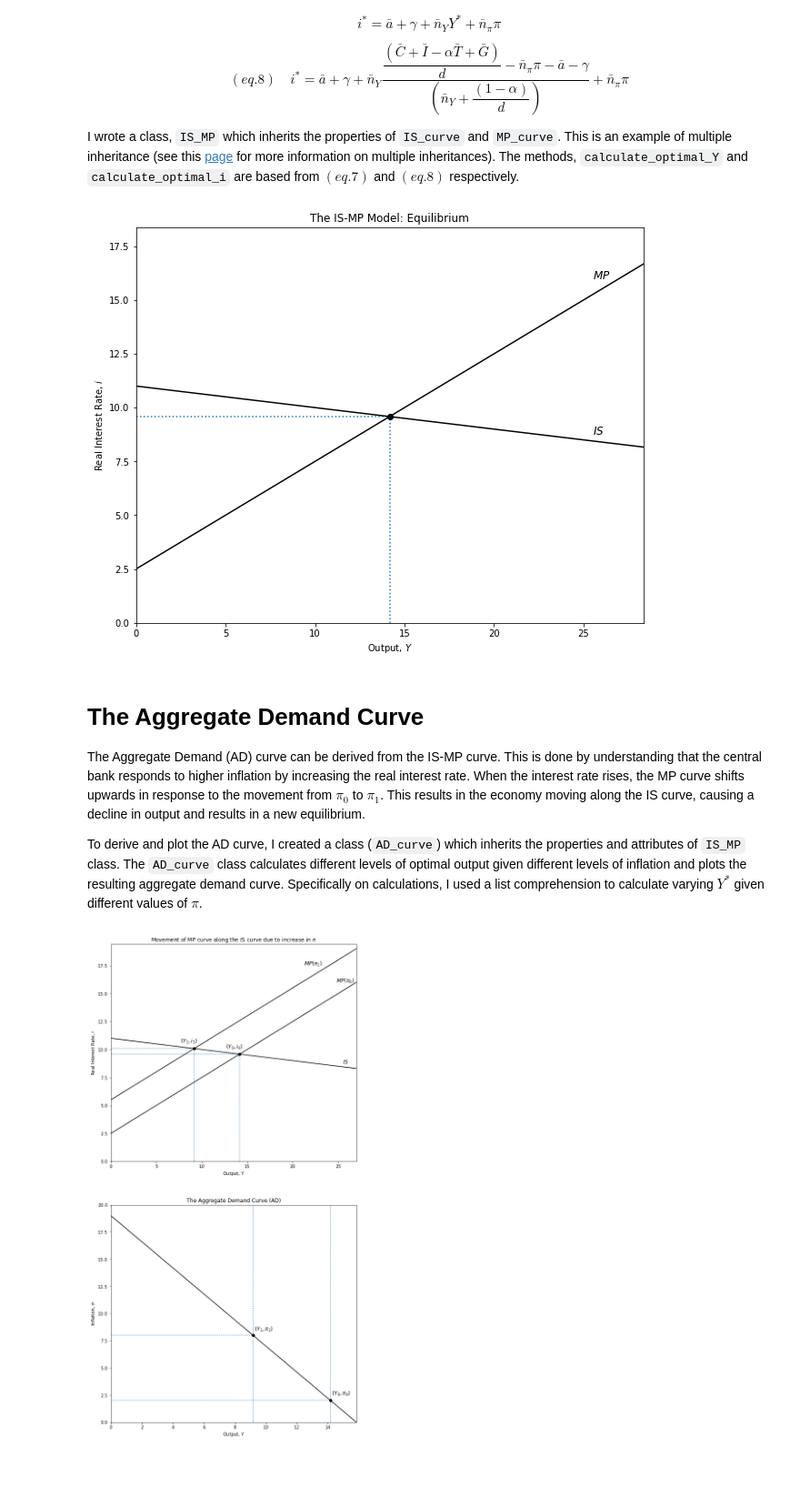
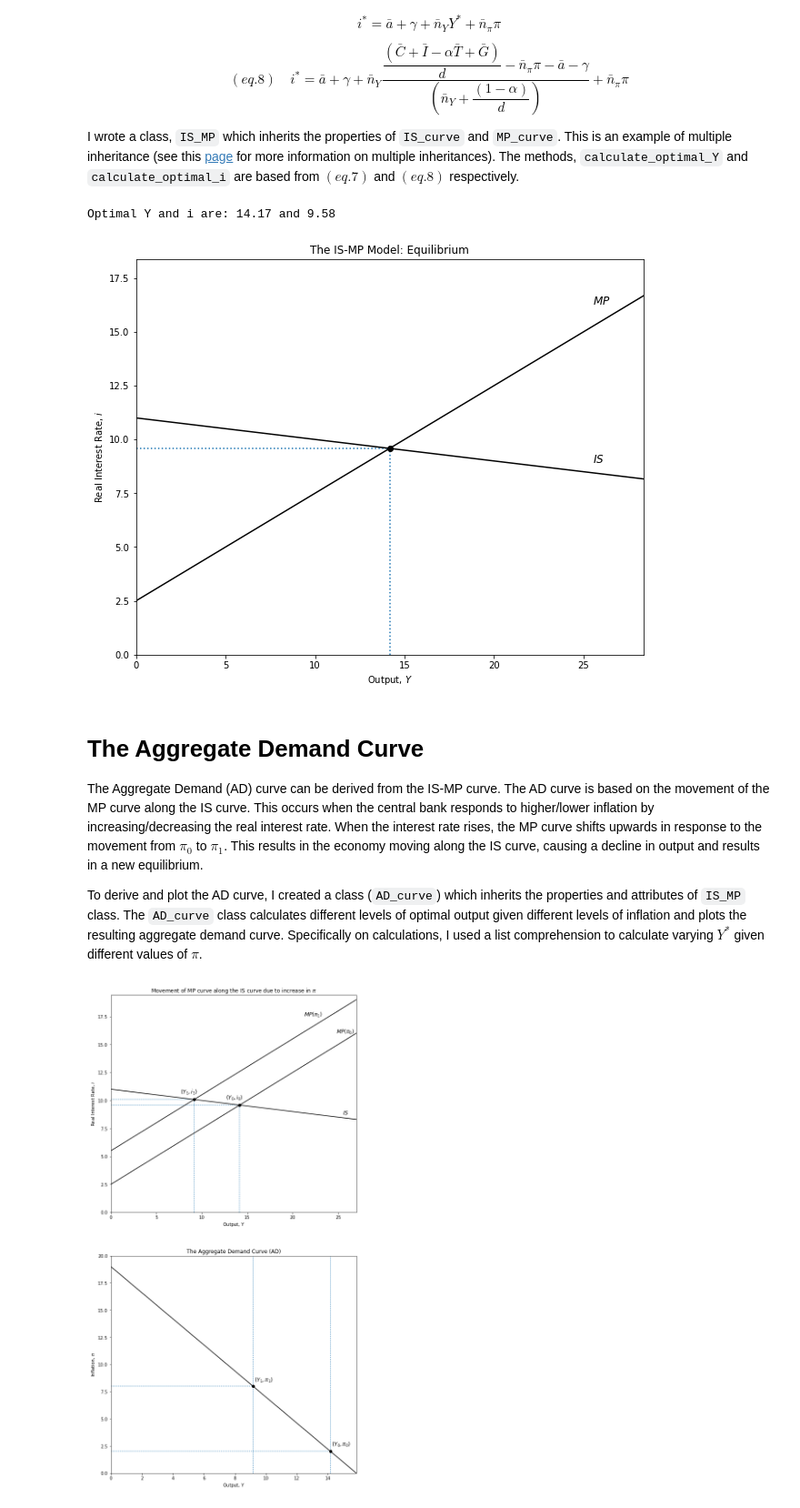
Before and after one commit to lj-valencia/Python-for-Economics, a Jupyter notebook: Closed Economy, IS-MP Model.ipynb, the cells around one changed output. Shown at 91% size. Cells and saved outputs as stored; diff of their text form; code cells hidden in the pictures; blank space fills up the shorter version.

```diff
--- a/Closed Economy, IS-MP Model.ipynb
+++ b/Closed Economy, IS-MP Model.ipynb
@@ -79,7 +80,7 @@ class IS_curve(IS_params):
         else:
             raise ValueError("The mpc parameter must be between 0 and 1.")
 
-    def i_array_IS(self):
+    def i_array_IS(self, Y=0):
         """
         Calculates array of real interest rates (y-axis in plot);
         """
@@ -90,20 +91,20 @@ class IS_curve(IS_params):
         """
         Solves for level of Y given level of real interest rate;
         """
-        y_lv = (1/(1-self.mpc))*(self.c_bar + self.i_bar - self.mpc*self.t + self.d*i + self.g)
+        y_lv = (self.c_bar + self.i_bar - (self.mpc*self.t) + (self.d*i) + self.g)/(1-self.mpc)
         return y_lv
 
     def _plot(self):
         """
         This method plots the IS curve
         """
-        i_IS = IS.i_array_IS() # call i_arrays to obtain real interest rate array for plotting;
+        i_IS = self.i_array_IS(self.Y) # call i_arrays to obtain real interest rate array for plotting;
         y_max = np.max(i_IS+1) # max level of real interest rate in re-arranged IS equation plus 1;
         x_max = np.max(self.Y*0.6) # obtain max level of Y;
         axes_range = [0, x_max, 0+5, y_max] # axes range
         fig, ax = plt.subplots(figsize=(10, 8))
         ax.set(title="The IS Curve", xlabel=r'Output, $Y$', ylabel=r'Real Interest Rate, $i$')
-        ax.plot(self.Y, r_IS, "k-")
+        ax.plot(self.Y, i_IS, "k-")
         ax.axis(axes_range)
 
 IS_params.Y = Y # create a class attribute of Y within IS_params class;
@@ -162,11 +163,11 @@ class MP_curve(MP_params):
         else:
             raise ValueError("n_pi must be between 0 and 1.")
 
-    def i_array_MP(self, pi=0):
+    def i_array_MP(self, pi=0, Y=0):
         """
         Calculates array of real interest rates (y-axis in plot);
         """
-        i_MP = self.a + (self.gamma + self.n_y*(self.Y) + self.n_pi*(pi))
+        i_MP = self.a + (self.gamma + self.n_y*(Y) + self.n_pi*(pi))
         return i_MP
 
     def y_lv_MP(self, i=0):
@@ -180,7 +181,7 @@ class MP_curve(MP_params):
         """
         This method plots the MP curve
         """
-        i_MP = self.i_array_MP(self.pi) # call i_arrays to obtain real interest rate array for plotting;
+        i_MP = self.i_array_MP(self.pi, self.Y) # call i_arrays to obtain real interest rate array for plotting;
         y_max = np.max(i_MP) # max level of real interest rate in re-arranged MP equation;
         x_max = np.max(self.Y) # obtain max level of Y;
         axes_range = [0, x_max, 0, y_max] # axes range
@@ -243,44 +244,45 @@ class IS_MP(IS_curve, MP_curve):
         """
         i_star = self.a + self.gamma + self.n_y*optimal_y + self.n_pi*pi
         return i_star
 
     def _eqplottext(self, ax):
         """
         Plot text for the IS_MP equilibrium plot
         - The equilibrium values are calculated in the eqplottext method as well.
         """
         y_eq = self.calculate_optimal_Y(self.pi) # calculate optimal output;
         i_eq = self.calculate_optimal_i(y_eq, self.pi) # calculate optimal real interest rate;
+        print("Optimal Y and i are: " + str(np.round(y_eq, 2)) + " and " + str(np.round(i_eq, 2)))
 
-        ax.text(y_eq*1.8, np.max(self.i_array_MP())*0.31, "$MP$", fontsize=12) # add text describing the MP curve
-        ax.text(y_eq*1.8, np.max(self.i_array_MP())*0.17, "$IS$", fontsize=12) # add text describing the IS curve
+        ax.text(y_eq*1.8, np.max(self.i_array_MP(self.pi, self.Y))*0.31, "$MP$", fontsize=12) # add text describing the MP curve
+        ax.text(y_eq*1.8, np.max(self.i_array_MP(self.pi, self.Y))*0.17, "$IS$", fontsize=12) # add text describing the IS curve
         # add dotted lines to point to the equilibrium
         ax.vlines(x=y_eq,ymin=0,ymax=i_eq, color='tab:blue', linestyles='dotted')
         plt.hlines(y=i_eq, xmin=0, xmax=y_eq, color='tab:blue', linestyles='dotted')
         ax.plot(y_eq, i_eq,'ro',color='black') # a black dot for the equilibrium point
 
     def _eqplot(self):
         """
         Plot the IS_MP equilibrium
         """
-        axes_range = [0, self.calculate_optimal_Y(self.pi)*2, 0, np.max(self.i_array_MP(self.pi))*0.35]
+        axes_range = [0, self.calculate_optimal_Y(self.pi)*2, 0, np.max(self.i_array_MP(self.pi, self.Y))*0.35]
         fig, ax = plt.subplots(figsize=(10, 8))
         ax.set(title="The IS-MP Model: Equilibrium", xlabel=r'Output, $Y$', ylabel=r'Real Interest Rate, $i$')
-        ax.plot(self.Y, self.i_array_IS(), "k-") # call the r_array_IS to generate array of real interest rates for IS curve;
-        ax.plot(self.Y, self.i_array_MP(self.pi), "k-") # call the r_array_MP to generate array of real interest rates for MP curve;
+        ax.plot(self.Y, self.i_array_IS(self.Y), "k-") # call the r_array_IS to generate array of real interest rates for IS curve;
+        ax.plot(self.Y, self.i_array_MP(self.pi, self.Y), "k-") # call the r_array_MP to generate array of real interest rates for MP curve;
         plt.axis(axes_range)
         self._eqplottext(ax)
-
 
 IS_MP_eq = IS_MP() # create an instance of the IS_MP class;
 # call the _eqplot method;
 IS_MP_eq._eqplot()
 # %% [output]
+Optimal Y and i are: 14.17 and 9.58
-[figure, old version]
+[figure, new version]
 # %% [markdown]
 # The Aggregate Demand Curve <a name="AD"></a>
 
-The Aggregate Demand (AD) curve can be derived from the IS-MP curve. This is done by understanding that the central bank responds to higher inflation by increasing the real interest rate. When the interest rate rises, the MP curve shifts upwards in response to the movement from $\pi_{0}$ to $\pi_{1}$. This results in the economy moving along the IS curve, causing a decline in output and results in a new equilibrium.
+The Aggregate Demand (AD) curve can be derived from the IS-MP curve. The AD curve is based on the movement of the MP curve along the IS curve. This occurs when the central bank responds to higher/lower inflation by increasing/decreasing the real interest rate. When the interest rate rises, the MP curve shifts upwards in response to the movement from $\pi_{0}$ to $\pi_{1}$. This results in the economy moving along the IS curve, causing a decline in output and results in a new equilibrium.
 
 To derive and plot the AD curve, I created a class (`AD_curve`) which inherits the properties and attributes of `IS_MP` class. The `AD_curve` class calculates different levels of optimal output given different levels of inflation and plots the resulting aggregate demand curve. Specifically on calculations, I used a list comprehension to calculate varying $Y^{*}$ given different values of $\pi$.
 # %%
```
Also changed, not shown: parts of 2 cells of this notebook, 3 other files.
